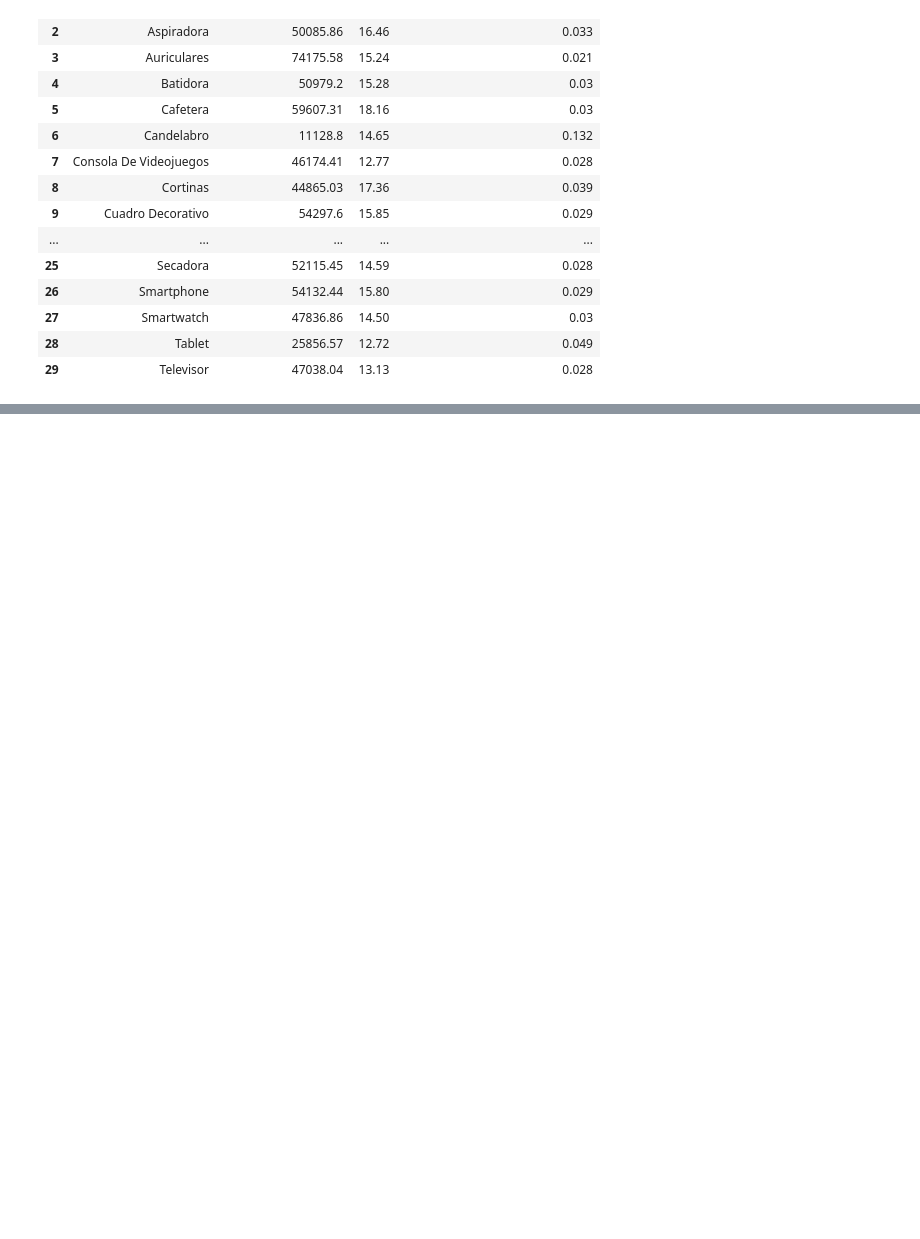
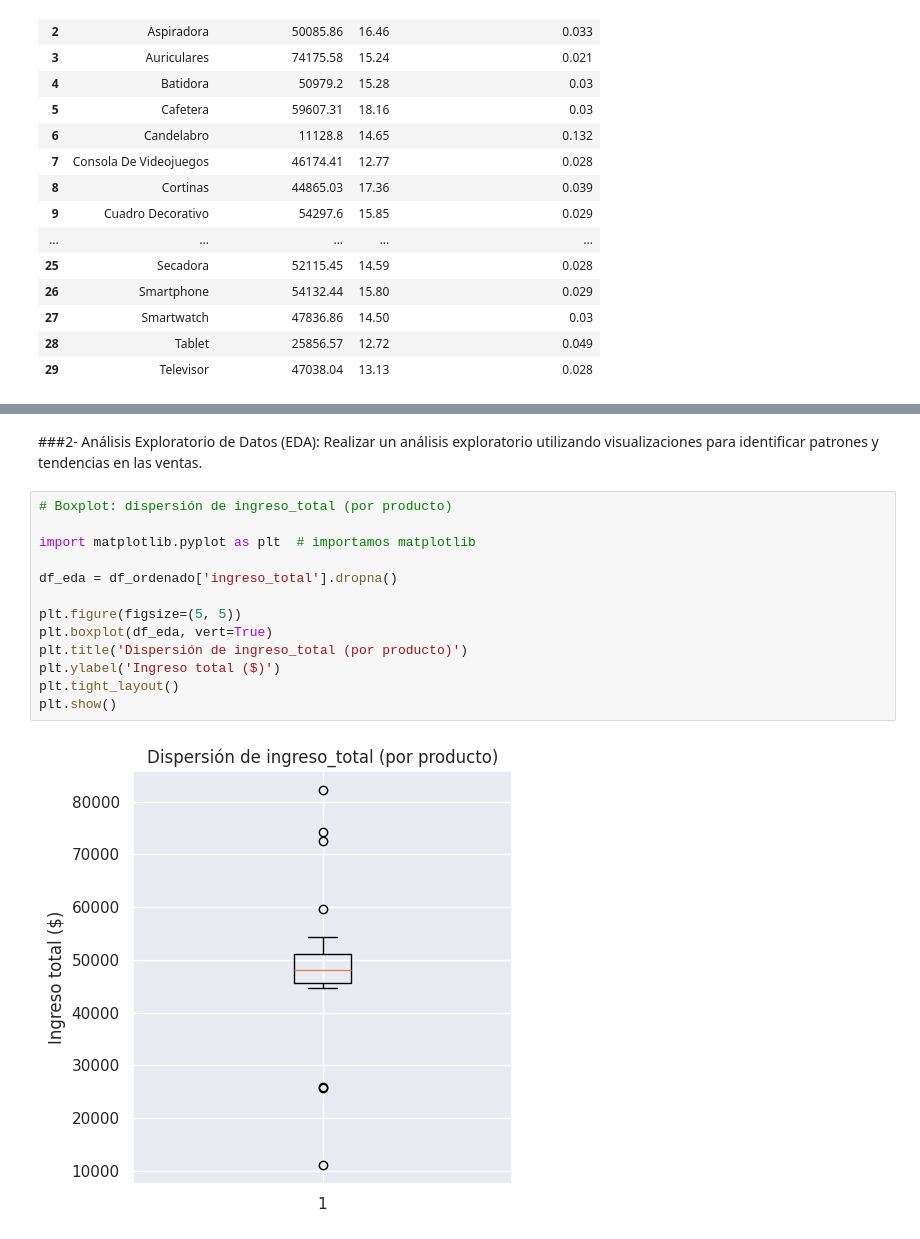
Before and after one commit to mayrasotoperez/SOTO_PEREZ_Mayra-Comision_25262-TPI_Data_Analytic-Entrega_Final, a Jupyter notebook: Entrega_Final_Mayra_Soto_Perez.ipynb, the cells around one changed output, grey strips where cells are left out. Saved outputs shown, nothing was run; the diff lists cells and outputs as text; blank space fills up the shorter version.

```diff
--- a/Entrega_Final_Mayra_Soto_Perez.ipynb
+++ b/Entrega_Final_Mayra_Soto_Perez.ipynb
@@ -821,0 +1076,17 @@ plt.show()
+# %% [markdown]
+###2- Análisis Exploratorio de Datos (EDA): Realizar un análisis exploratorio utilizando visualizaciones para identificar patrones y tendencias en las ventas.
+# %%
+# Boxplot: dispersión de ingreso_total (por producto)
+
+import matplotlib.pyplot as plt  # importamos matplotlib
+
+df_eda = df_ordenado['ingreso_total'].dropna()
+
+plt.figure(figsize=(5, 5))
+plt.boxplot(df_eda, vert=True)
+plt.title('Dispersión de ingreso_total (por producto)')
+plt.ylabel('Ingreso total ($)')
+plt.tight_layout()
+plt.show()
+# %% [output]
+[figure, added]
```
Also changed, not shown: parts of 46 cells of this notebook.
